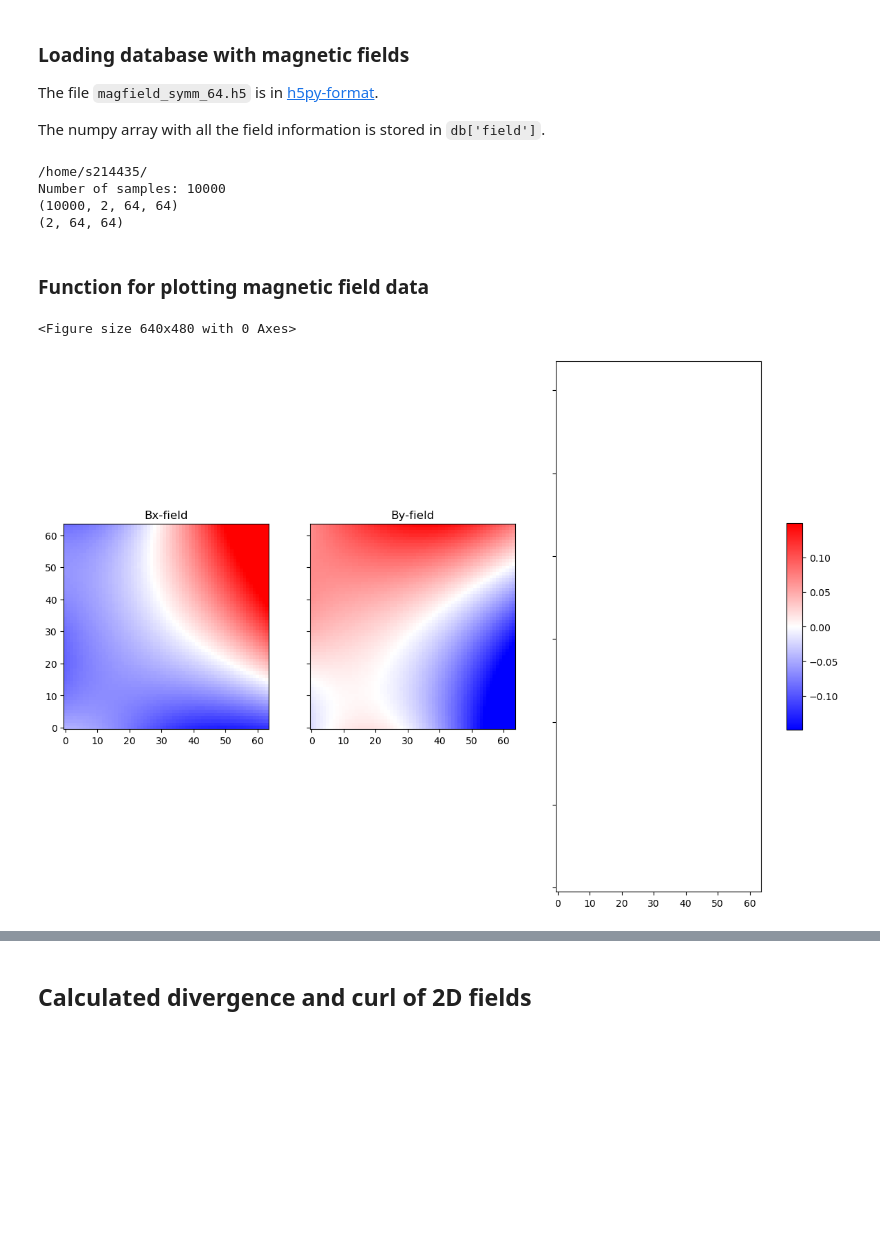
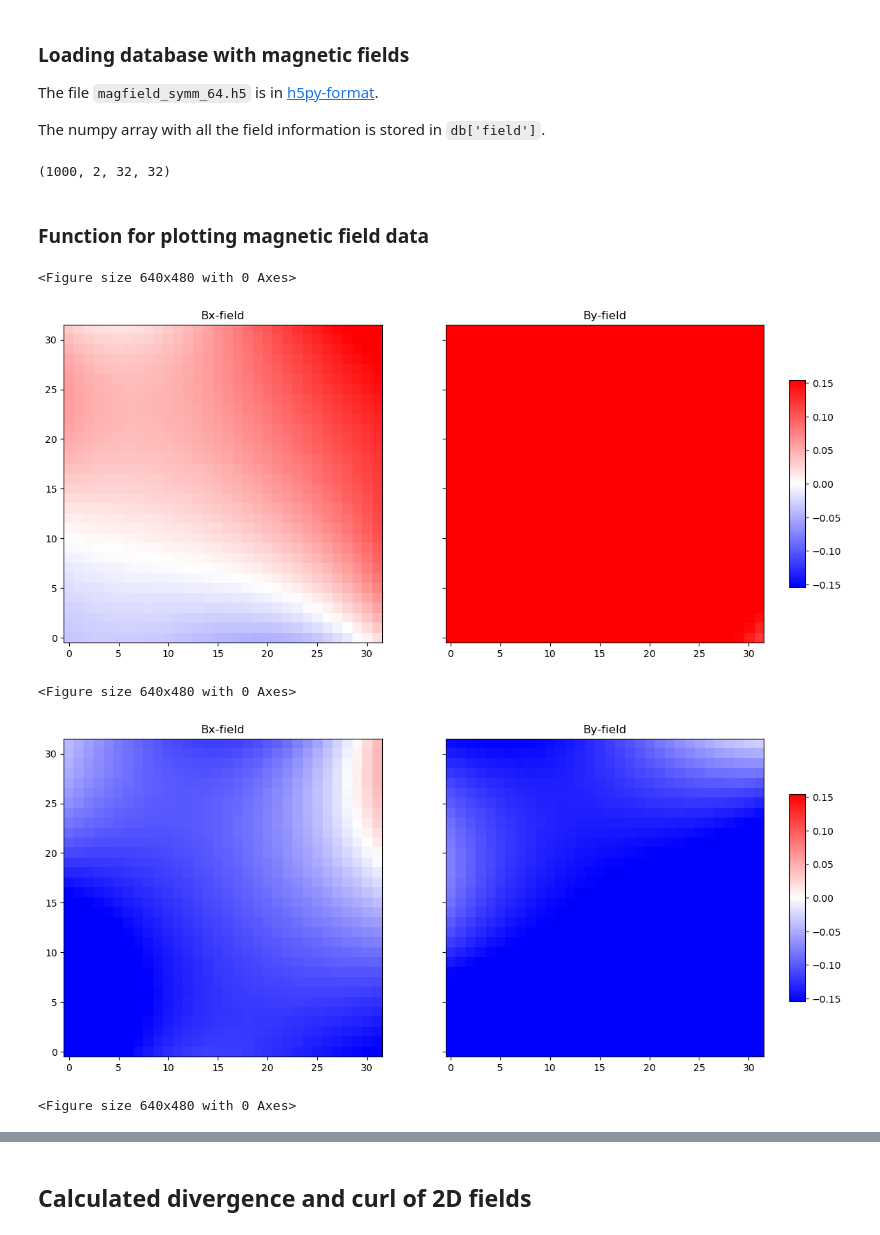
Before and after one commit to cmt-dtu-energy/mag-diffusion, a Jupyter notebook: nbs/inspect_data.ipynb, the cells around one changed output, grey strips where cells are left out. Cells and saved outputs as stored; diff of their text form; code cells hidden in the pictures; blank space fills up the shorter version.

```diff
--- a/inspect_data.ipynb
+++ b/nbs/inspect_data.ipynb
@@ -13,25 +13,22 @@ The file `magfield_symm_64.h5` is in [h5py-format](https://docs.h5py.org/en/stab
 
 The numpy array with all the field information is stored in `db['field']`.
 # %%
-#data_path = Path.cwd() / '..' / 'data'
-data_path = "/home/s214435/"
-print(data_path)
-db = h5py.File("/home/s214435/data/magfield_symm_64.h5")
-print(f'Number of samples: {len(db["field"])}')
+datapath = Path.cwd() / '..' / 'data'
+# datapath = "/home/s214435/"
+db = h5py.File(str(datapath / "magfield_symm_32_1000.h5"))
 print(db["field"].shape)
-print(db['field'][0].shape)
 # %% [output]
-/home/s214435/
-Number of samples: 10000
-(10000, 2, 64, 64)
-(2, 64, 64)
+(1000, 2, 32, 32)
 # %% [markdown]
 ### Function for plotting magnetic field data
 # %%
 dbstd = np.std(db['field'])
-for i in range(10,11 ):
+for i in range(3):
     field = db['field'][i]
     plot_magfield(field, vmax=dbstd)
 # %% [output]
 <Figure size 640x480 with 0 Axes>
-[figure, old version]
+[figure, new version]
+<Figure size 640x480 with 0 Axes>
+[figure, added]
+<Figure size 640x480 with 0 Axes>
```
Also changed, not shown: parts of 3 cells of this notebook, 12 other files.
